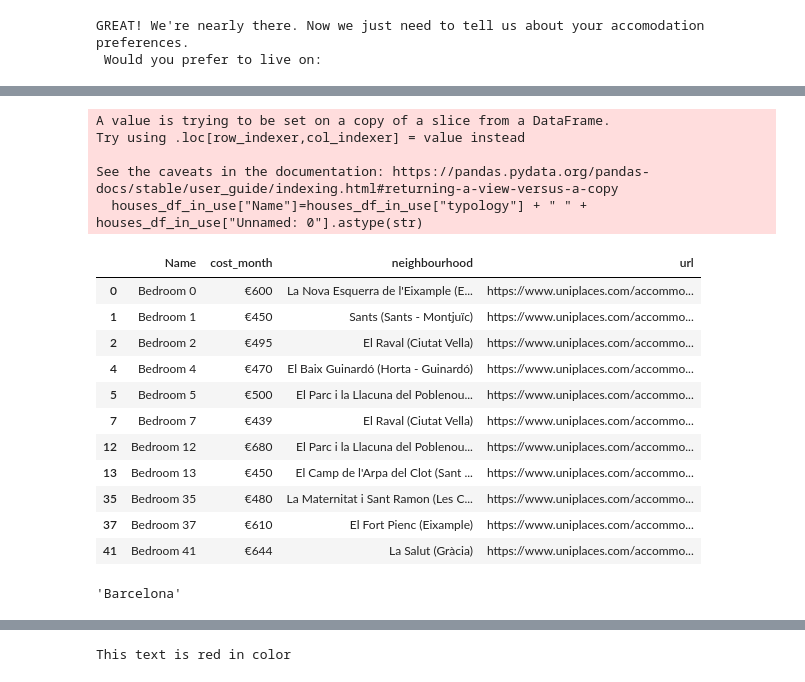
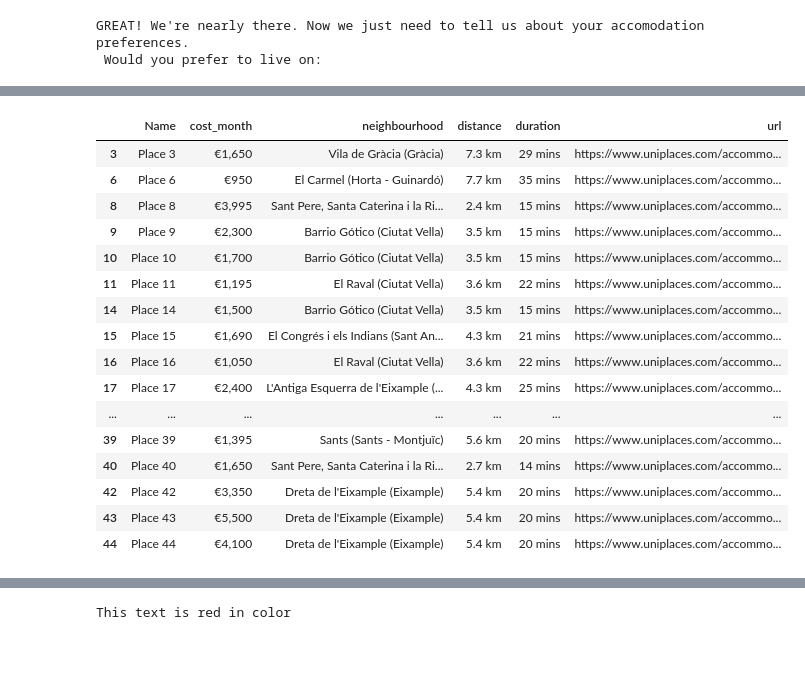
Before and after one commit to tesalv/Project3_Ironhack, a Jupyter notebook: def_profiles.ipynb, the cells around one changed output, grey strips where cells are left out. Drawn from its saved outputs; the diff is of its cells as text; code cells hidden in the pictures; blank space fills up the shorter version.

```diff
--- a/def_profiles.ipynb
+++ b/def_profiles.ipynb
@@ -48,8 +48,8 @@ qtts_df
 
 cities_list=["Lisbon","Barcelona"]
 
-lx_houses=pd.read_csv("lisbon.csv")
-bcn_houses=pd.read_csv("barcelona.csv")
+lx_houses=pd.read_csv("lx_houses_complete.csv")
+bcn_houses=pd.read_csv("bcn_houses_complete.csv")
 
 dict_city={"lisbon":lx_houses,"barcelona":bcn_houses}
 
@@ -98,11 +110,11 @@ Thank you
 # %%
 ## DEFINE CITY OF CHOICE
 
-print("Now, from our city database, which we are continuosly working to expand, which city would you like us to generate your monthly living budget to? \n Curently our cities are: Lisbon or Barcelona.\n" )
-answer=input("WHAT'S YOUR CHOICE? LX OR BCN?")
+print("Now, from our city database, which we are continuously working to expand, which city would you like us to generate your monthly living budget to? \nCurrently our cities are: Lisbon or Barcelona.\n" )
+answer=input(Fore.GREEN + "What's your choice? \033[1mLX\033[0mL or \033[1mBCN\033[0m?")
 
 if answer.upper()!= "LX" and answer.upper()!= "BCN":
-    answer=input("Sorry, I couldn't understand that. \n WHAT'S YOUR CHOICE? LX OR BCN?")
+    answer=input("Sorry, I couldn't understand that. \nWhat's your choice? \033[1mLX\033[0mL or \033[1mBCN\033[0m?")
 else:
     pass
 
@@ -111,6 +123,6 @@ if answer.upper()=="LX":
 elif answer.upper()=="BCN":
     city="Barcelona"
 
-print("Thank you")
+print(f"Thank you, \033[1m{name}\033[0m!")
 time.sleep(1)
 # %% [output]
@@ -294,13 +290,13 @@ print(cigarrete_cost)
 # %%
 ## HOUSING CHOICE
 
-print("GREAT! We're nearly there. Now we just need to tell us about your accomodation preferences.\n Would you prefer to live on:")
+print("GREAT! We're nearly there. Now we just need to tell us about your accomodation preferences.\n"+ Fore.GREEN + " Would you prefer to live on:")
 time.sleep(1)
 
-answer= input("Room in a house share. (R) \n Live on your own. (A)")
+answer= input("Room in a house share \033[1m(A)\033[0m(R) \n Live on your own.\033[1m(B)\033[0m")
 
-if answer.upper()!= "R" and answer.upper()!= "A":
-    answer=input("Sorry, I couldn't understand that. \n What do you prefer? \n Room in a house share. (R) \n Live on your own. (A)")
+if answer.upper()!= "A" and answer.upper()!= "B":
+    answer=input("Sorry, I couldn't understand that. \n"+ Fore.GREEN + "What do you prefer? \n Room in a house share \033[1m(A)\033[0m(R) \n Live on your own.\033[1m(B)\033[0m")
 else:
     pass
 time.sleep(1)
@@ -310,41 +321,42 @@ GREAT! We're nearly there. Now we just need to tell us about your accomodation p
 # %%
 ## RETRIEVEING THE LIST OF HOUSING OPTIONS
 
-if answer.upper()=="R":
+if answer.upper()=="A":
     acomm_type="Bedroom"
-elif answer.upper()=="A":
-    acomm_type="Entire Place"
+elif answer.upper()=="B":
+    acomm_type="Place"
 
 
 houses_df_in_use=dict_city[city.lower()]
 
-houses_df_in_use=houses_df_in_use[houses_df_in_use["typology"]==acomm_type]
+houses_df_in_use["replaced_type"]=houses_df_in_use.apply(lambda row: row["typology"].replace("Entire ",""),axis=1)
+houses_df_in_use
 
-houses_df_in_use["Name"]=houses_df_in_use["typology"] + " " + houses_df_in_use["Unnamed: 0"].astype(str)
-
-houses_df_in_use= houses_df_in_use[["Name","cost_month","neighbourhood","url"]]
+houses_df_in_use["Name"]=houses_df_in_use["replaced_type"] + " " + houses_df_in_use["Unnamed: 0"].astype(str)
 
 
+houses_df_in_use=houses_df_in_use[houses_df_in_use["replaced_type"]==acomm_type]
+
+
+
+houses_df_in_use= houses_df_in_use[["Name","cost_month","neighbourhood","distance","duration","url"]]
+
 houses_df_in_use
 # %% [output]
-A value is trying to be set on a copy of a slice from a DataFrame.
-Try using .loc[row_indexer,col_indexer] = value instead
-
-See the caveats in the documentation: https://pandas.pydata.org/pandas-docs/stable/user_guide/indexing.html#returning-a-view-versus-a-copy
-  houses_df_in_use["Name"]=houses_df_in_use["typology"] + " " + houses_df_in_use["Unnamed: 0"].astype(str)
-|  | Name | cost_month | neighbourhood | url |
-| 0 | Bedroom 0 | €600 | La Nova Esquerra de l'Eixample (E... | https://www.uniplaces.com/accommo... |
-| 1 | Bedroom 1 | €450 | Sants (Sants - Montjuïc) | https://www.uniplaces.com/accommo... |
-| 2 | Bedroom 2 | €495 | El Raval (Ciutat Vella) | https://www.uniplaces.com/accommo... |
-| 4 | Bedroom 4 | €470 | El Baix Guinardó (Horta - Guinardó) | https://www.uniplaces.com/accommo... |
-| 5 | Bedroom 5 | €500 | El Parc i la Llacuna del Poblenou... | https://www.uniplaces.com/accommo... |
-| 7 | Bedroom 7 | €439 | El Raval (Ciutat Vella) | https://www.uniplaces.com/accommo... |
-| 12 | Bedroom 12 | €680 | El Parc i la Llacuna del Poblenou... | https://www.uniplaces.com/accommo... |
-| 13 | Bedroom 13 | €450 | El Camp de l'Arpa del Clot (Sant ... | https://www.uniplaces.com/accommo... |
-| 35 | Bedroom 35 | €480 | La Maternitat i Sant Ramon (Les C... | https://www.uniplaces.com/accommo... |
-| 37 | Bedroom 37 | €610 | El Fort Pienc (Eixample) | https://www.uniplaces.com/accommo... |
-| 41 | Bedroom 41 | €644 | La Salut (Gràcia) | https://www.uniplaces.com/accommo... |
+|  | Name | cost_month | neighbourhood | distance | duration | url |
+| 3 | Place 3 | €1,650 | Vila de Gràcia (Gràcia) | 7.3 km | 29 mins | https://www.uniplaces.com/accommo... |
+| 6 | Place 6 | €950 | El Carmel (Horta - Guinardó) | 7.7 km | 35 mins | https://www.uniplaces.com/accommo... |
+| 8 | Place 8 | €3,995 | Sant Pere, Santa Caterina i la Ri... | 2.4 km | 15 mins | https://www.uniplaces.com/accommo... |
+| 9 | Place 9 | €2,300 | Barrio Gótico (Ciutat Vella) | 3.5 km | 15 mins | https://www.uniplaces.com/accommo... |
+| 10 | Place 10 | €1,700 | Barrio Gótico (Ciutat Vella) | 3.5 km | 15 mins | https://www.uniplaces.com/accommo... |
+| 11 | Place 11 | €1,195 | El Raval (Ciutat Vella) | 3.6 km | 22 mins | https://www.uniplaces.com/accommo... |
+| 14 | Place 14 | €1,500 | Barrio Gótico (Ciutat Vella) | 3.5 km | 15 mins | https://www.uniplaces.com/accommo... |
+| 15 | Place 15 | €1,690 | El Congrés i els Indians (Sant An... | 4.3 km | 21 mins | https://www.uniplaces.com/accommo... |
+| 16 | Place 16 | €1,050 | El Raval (Ciutat Vella) | 3.6 km | 22 mins | https://www.uniplaces.com/accommo... |
+| 17 | Place 17 | €2,400 | L'Antiga Esquerra de l'Eixample (... | 4.3 km | 25 mins | https://www.uniplaces.com/accommo... |
+| ... | ... | ... | ... | ... | ... | ... |
+| 39 | Place 39 | €1,395 | Sants (Sants - Montjuïc) | 5.6 km | 20 mins | https://www.uniplaces.com/accommo... |
+| 40 | Place 40 | €1,650 | Sant Pere, Santa Caterina i la Ri... | 2.7 km | 14 mins | https://www.uniplaces.com/accommo... |
+| 42 | Place 42 | €3,350 | Dreta de l'Eixample (Eixample) | 5.4 km | 20 mins | https://www.uniplaces.com/accommo... |
+| 43 | Place 43 | €5,500 | Dreta de l'Eixample (Eixample) | 5.4 km | 20 mins | https://www.uniplaces.com/accommo... |
+| 44 | Place 44 | €4,100 | Dreta de l'Eixample (Eixample) | 5.4 km | 20 mins | https://www.uniplaces.com/accommo... |
-# %%
-city
-# %% [output]
-'Barcelona'
```
Also changed, not shown: parts of 24 cells of this notebook, 4 other files.
